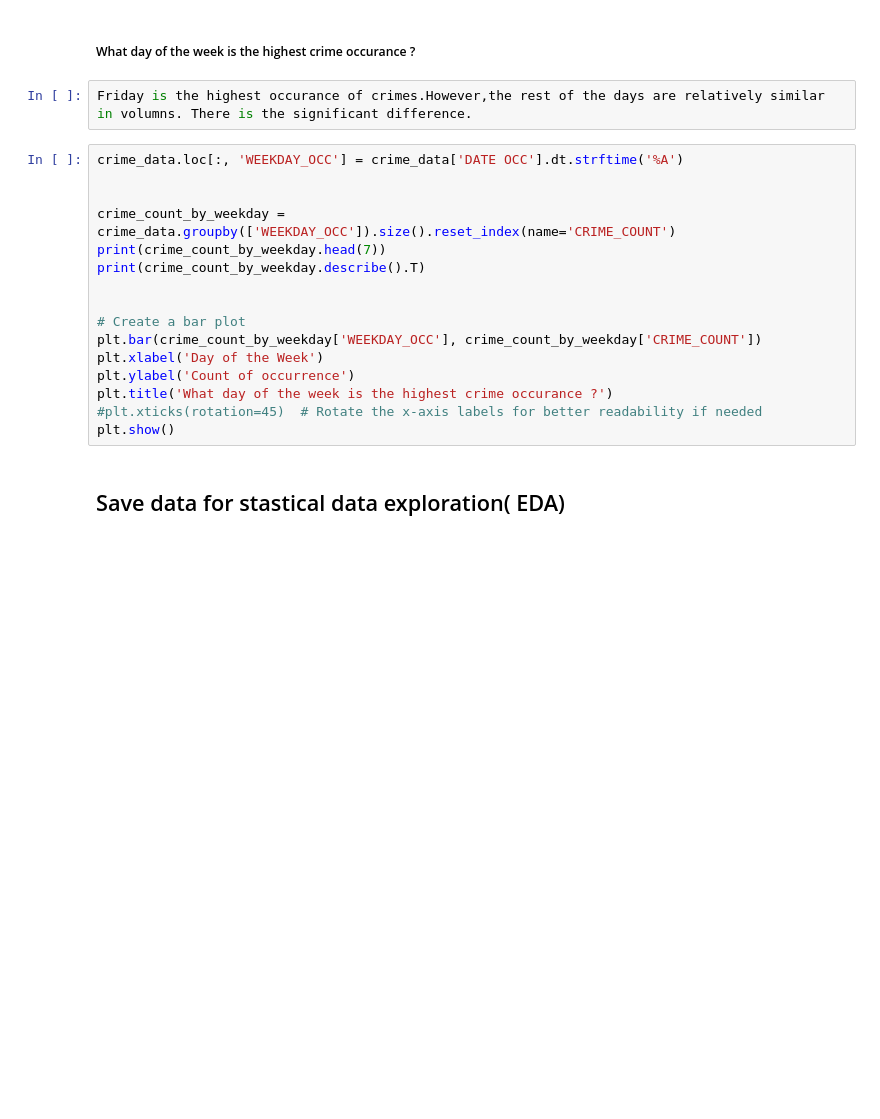
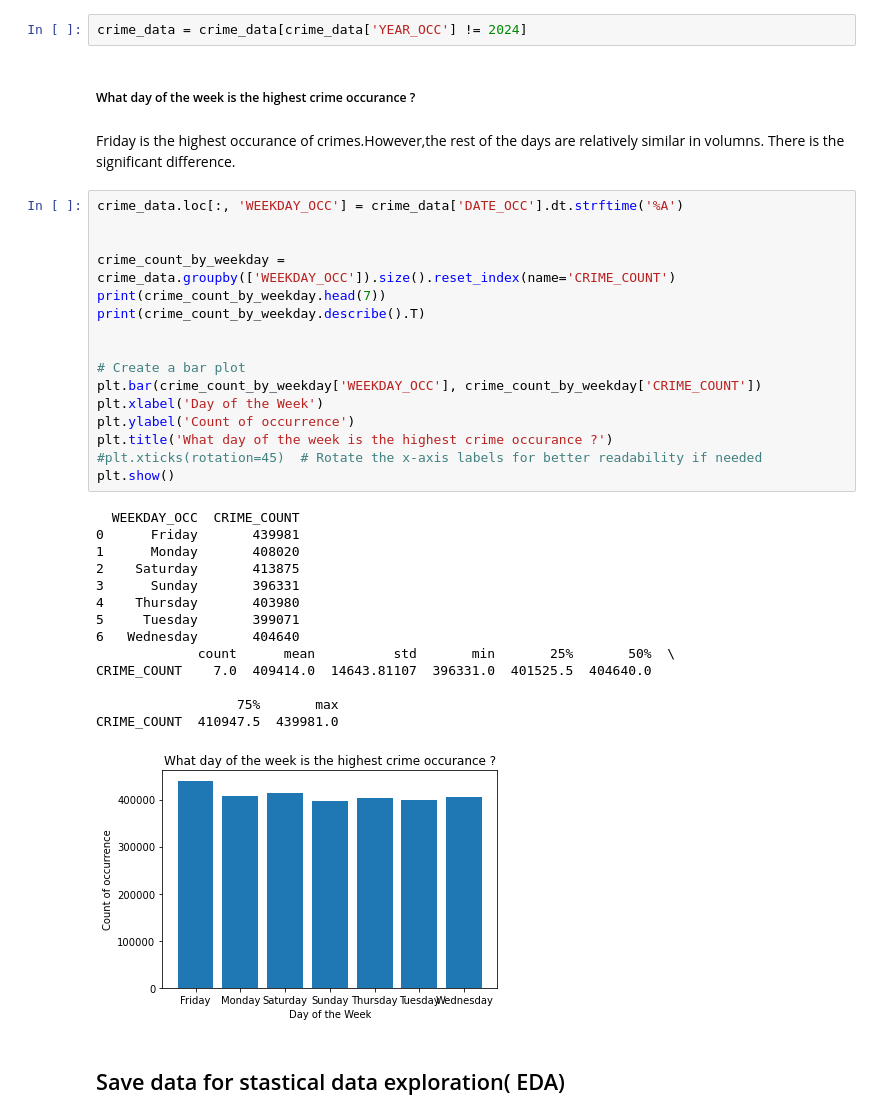
Before and after one commit to thikyi/DataScienceCapstone2, a Jupyter notebook: notebooks/Data Wrangling.ipynb, the cells around one changed output. Saved outputs shown, nothing was run; the diff lists cells and outputs as text; blank space fills up the shorter version.

```diff
--- a/notebooks/Data Wrangling.ipynb
+++ b/notebooks/Data Wrangling.ipynb
@@ -319,23 +339,40 @@ CRIME_COUNT  223562.75  233425.0
+# %%
+crime_data = crime_data[crime_data['YEAR_OCC'] != 2024]
 # %% [markdown]
 ##### What day of the week is the highest crime occurance ?
-# %%
-Friday is the highest occurance of crimes.However,the rest of the days are relatively similar in volumns. There is the significant difference.
+# %% [markdown]
+Friday is the highest occurance of crimes.However,the rest of the days are relatively similar in volumns. There is the significant difference.
 # %%
-crime_data.loc[:, 'WEEKDAY_OCC'] = crime_data['DATE OCC'].dt.strftime('%A')
+crime_data.loc[:, 'WEEKDAY_OCC'] = crime_data['DATE_OCC'].dt.strftime('%A')
 
 
 crime_count_by_weekday = crime_data.groupby(['WEEKDAY_OCC']).size().reset_index(name='CRIME_COUNT')
 print(crime_count_by_weekday.head(7))
 print(crime_count_by_weekday.describe().T)
 
 
 # Create a bar plot
 plt.bar(crime_count_by_weekday['WEEKDAY_OCC'], crime_count_by_weekday['CRIME_COUNT'])
 plt.xlabel('Day of the Week')
 plt.ylabel('Count of occurrence')
 plt.title('What day of the week is the highest crime occurance ?')
 #plt.xticks(rotation=45)  # Rotate the x-axis labels for better readability if needed
 plt.show()
+# %% [output]
+  WEEKDAY_OCC  CRIME_COUNT
+0      Friday       439981
+1      Monday       408020
+2    Saturday       413875
+3      Sunday       396331
+4    Thursday       403980
+5     Tuesday       399071
+6   Wednesday       404640
+             count      mean          std       min       25%       50%  \
+CRIME_COUNT    7.0  409414.0  14643.81107  396331.0  401525.5  404640.0
+
+                  75%       max
+CRIME_COUNT  410947.5  439981.0
+[figure, added]
 # %% [markdown]
 ## Save data for stastical data exploration( EDA)
 # %%
```
Also changed, not shown: parts of 19 cells of this notebook, 4 other files.
